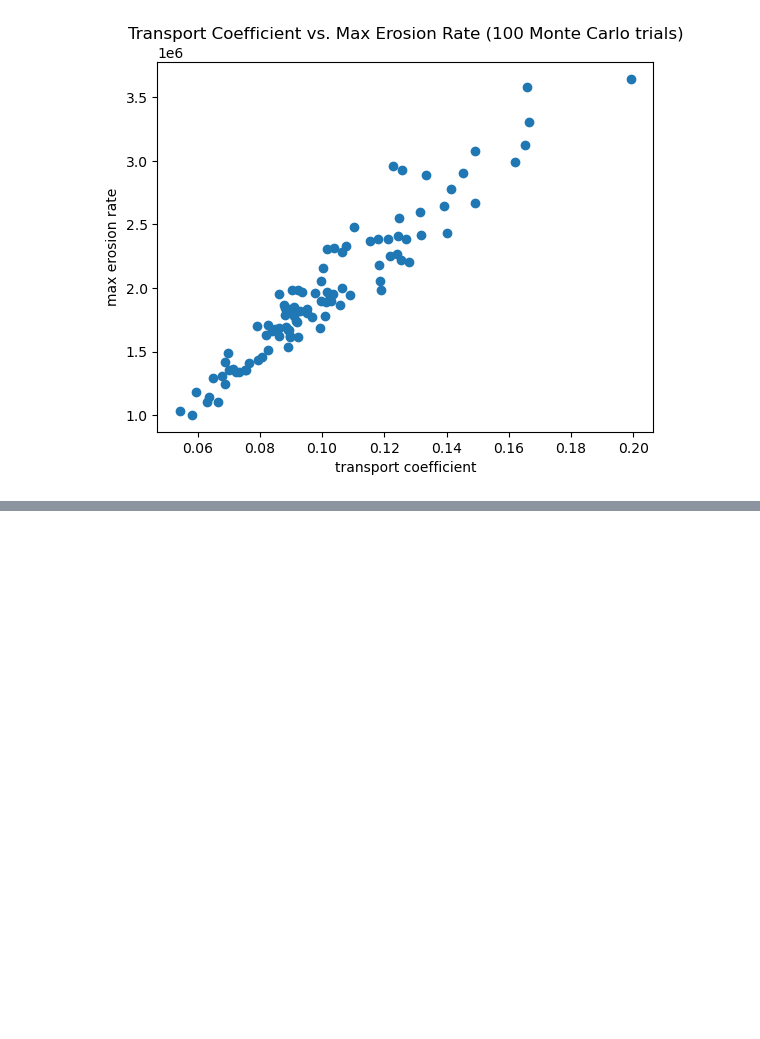
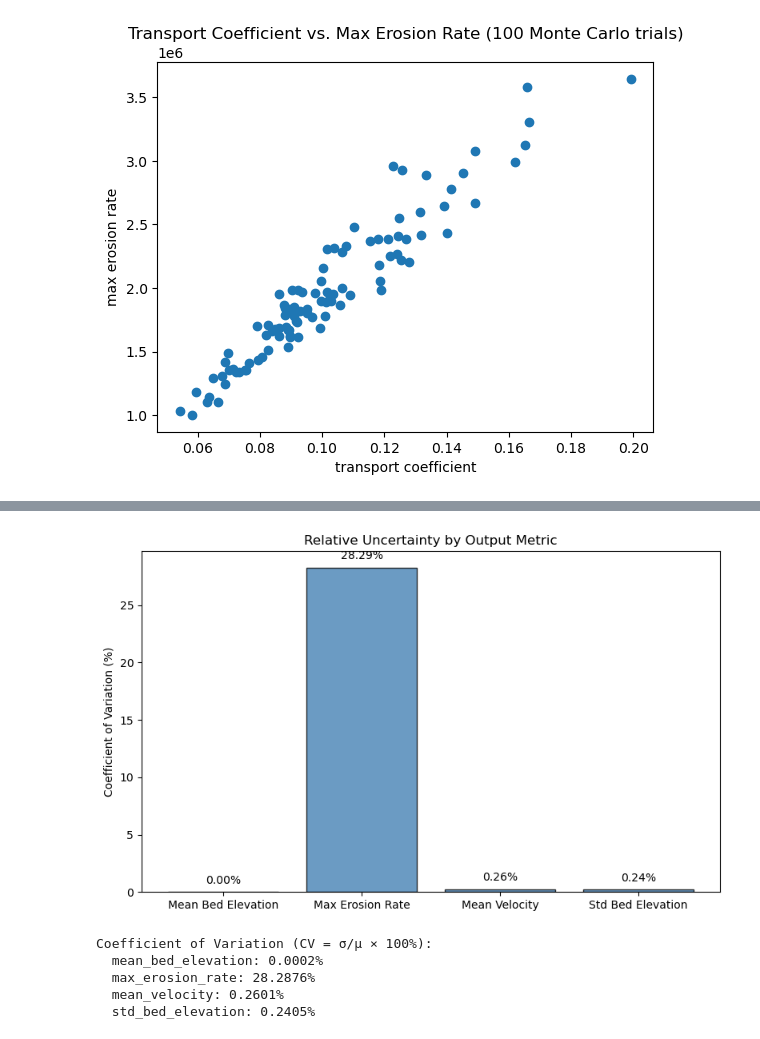
Before and after one commit to Mr-Moody/River-Modelling, a Jupyter notebook: monte_carlo_analysis.ipynb, the cells around one changed output, grey strips where cells are left out. Drawn from its saved outputs; the diff is of its cells as text; code cells hidden in the pictures; blank space fills up the shorter version.

```diff
--- a/monte_carlo_analysis.ipynb
+++ b/monte_carlo_analysis.ipynb
@@ -15,0 +99,38 @@ plt.show()
+# %%
+# coefficient of variation
+# compare relative uncertainty (CV = σ/μ) across output metrics
+
+# metrics = ['mean_bed_elevation', 'std_bed_elevation', 'max_erosion_rate', 'mean_velocity']
+# metric_labels = ['Mean Bed\nElevation', 'Std Bed\nElevation', 'Max Erosion\nRate', 'Mean\nVelocity']
+
+cv_values = []
+for metric in metrics:
+    data = df[metric].values
+    cv = np.std(data) / np.mean(data) * 100  # as percentage
+    cv_values.append(cv)
+
+fig, ax = plt.subplots(figsize=(8, 5))
+
+bars = ax.bar(metric_labels, cv_values, color='steelblue', edgecolor='black', alpha=0.8)
+ax.set_ylabel('Coefficient of Variation (%)')
+ax.set_title('Relative Uncertainty by Output Metric')
+
+# Add value labels on bars
+for bar, cv in zip(bars, cv_values):
+    ax.text(bar.get_x() + bar.get_width()/2, bar.get_height() + 0.5,
+            f'{cv:.2f}%', ha='center', va='bottom', fontsize=10)
+
+plt.tight_layout()
+plt.savefig('4_coefficient_of_variation.png', dpi=150, bbox_inches='tight')
+plt.show()
+
+print("Coefficient of Variation (CV = σ/μ × 100%):")
+for m, cv in zip(metrics, cv_values):
+    print(f"  {m}: {cv:.4f}%")
+# %% [output]
+[figure, added]
+Coefficient of Variation (CV = σ/μ × 100%):
+  mean_bed_elevation: 0.0002%
+  max_erosion_rate: 28.2876%
+  mean_velocity: 0.2601%
+  std_bed_elevation: 0.2405%
```
Also changed, not shown: parts of 4 cells of this notebook.
